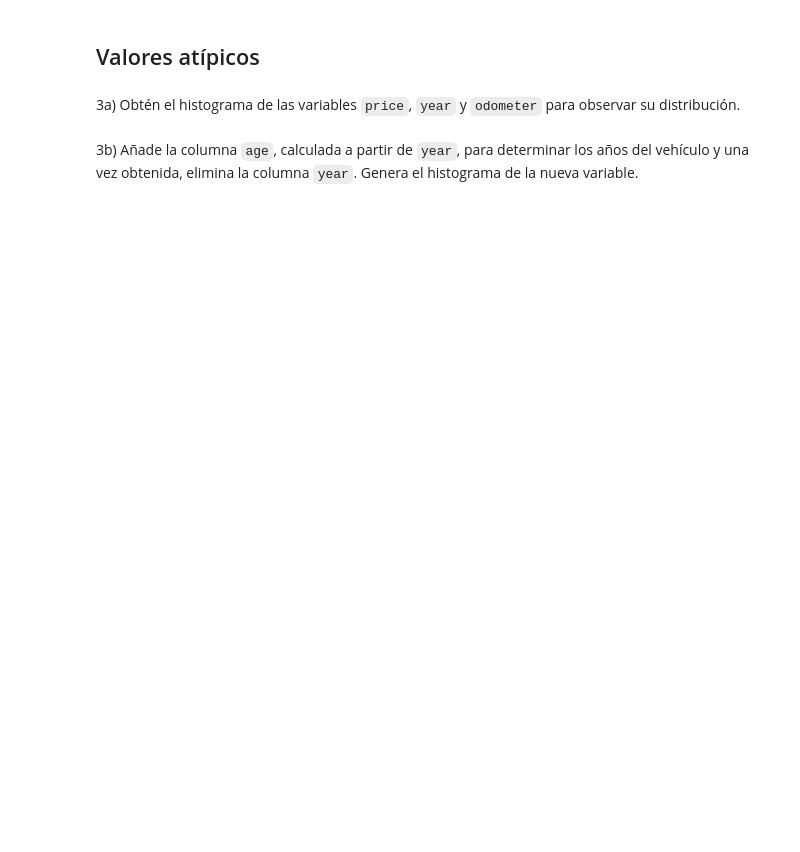
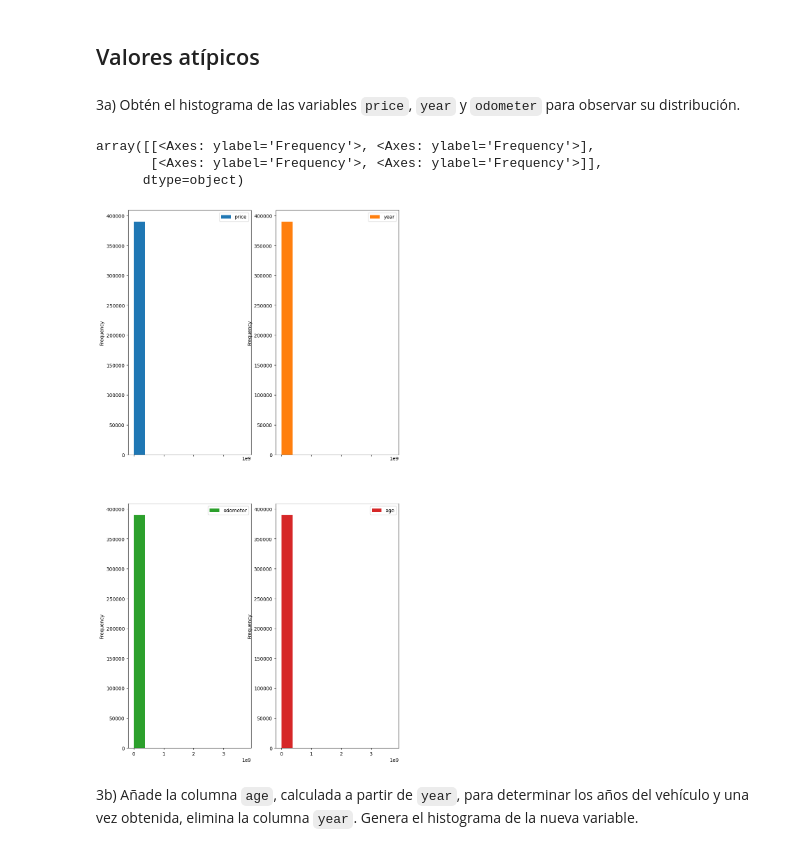
Before and after one commit to AngelBriFi/Tareas_Equipo_02, a Jupyter notebook: Actividad6FE.ipynb, the cells around one changed output. Drawn from its saved outputs; the diff is of its cells as text; code cells hidden in the pictures; blank space fills up the shorter version.

```diff
--- a/Actividad6FE.ipynb
+++ b/Actividad6FE.ipynb
@@ -155,5 +187,12 @@ dtype: float64
 ## Valores atípicos
 # %% [markdown]
 3a) Obtén el histograma de las variables `price`, `year` y `odometer` para observar su distribución.
+# %%
+cars_df.plot(kind ='hist',subplots=True, layout=(2,2),figsize=(10, 20))
+# %% [output]
+array([[<Axes: ylabel='Frequency'>, <Axes: ylabel='Frequency'>],
+       [<Axes: ylabel='Frequency'>, <Axes: ylabel='Frequency'>]],
+      dtype=object)
+[figure, added]
 # %% [markdown]
 3b) Añade la columna `age`, calculada a partir de `year`, para determinar los años del vehículo y una vez obtenida, elimina la columna `year`. Genera el histograma de la nueva variable.
```
Also changed, not shown: parts of 5 cells of this notebook.
